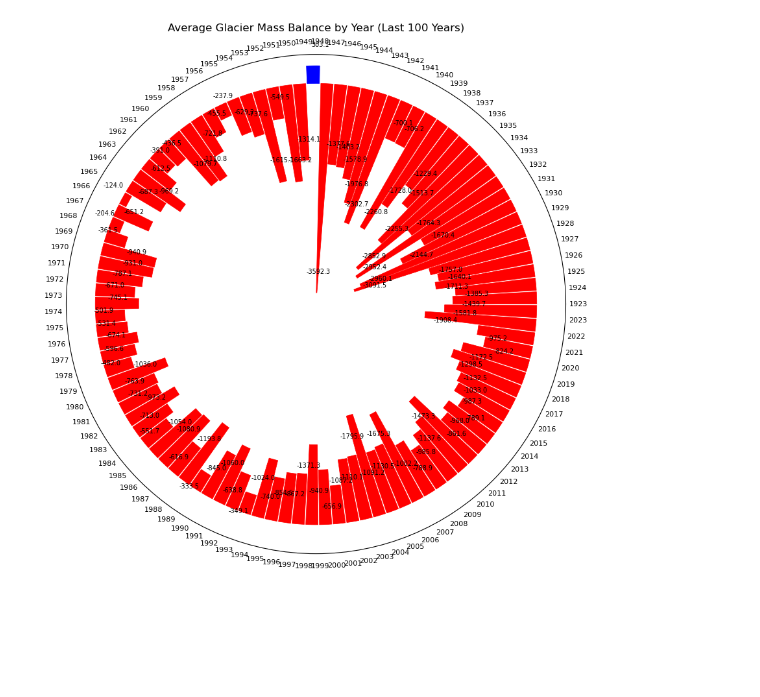
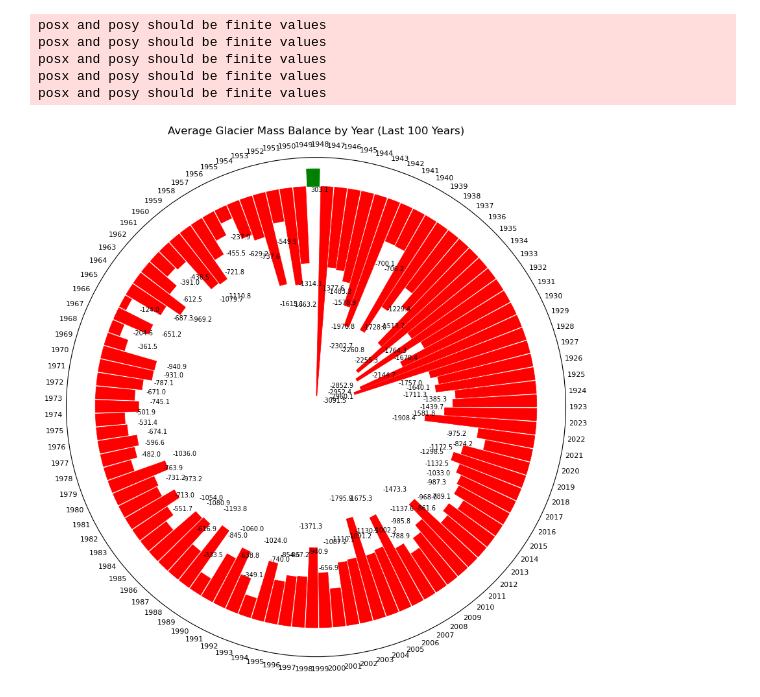
Before and after one commit to VodkaNoodles/CS445-GROUP8, a Jupyter notebook: STAGE3 radialtimeline.ipynb, the cells around one changed output. Cells and saved outputs as stored; diff of their text form; code cells hidden in the pictures; blank space fills up the shorter version.

```diff
--- a/STAGE3 radialtimeline.ipynb
+++ b/STAGE3 radialtimeline.ipynb
@@ -1,53 +1,61 @@
 # %%
+# Importing necessary libraries
 import pandas as pd
 import numpy as np
 import matplotlib.pyplot as plt
 
 # Load and clean data
 df = pd.read_csv('mass_balance.csv', sep=',')
-df.columns = df.columns.str.strip()
-df = df.dropna(subset=['YEAR', 'ANNUAL_BALANCE'])
+df.columns = df.columns.str.strip() # Removes leading/trailing spaces from column names
+df = df.dropna(subset=['YEAR', 'ANNUAL_BALANCE']) # Excludes missing data for years and balance
 df['YEAR'] = df['YEAR'].astype(int)
 
-# Filter to last 100 years
+# Filter to last 100 years, takes maximum of YEAR sets minimum to it - 100
 latest_year = df['YEAR'].max()
 df_last_100 = df[df['YEAR'] >= latest_year - 100]
 
-if df_last_100.empty:
-    print("No data available for the last 100 years.")
-else:
-    # Compute average annual balance per year
-    avg_annual_balance = df_last_100.groupby('YEAR')['ANNUAL_BALANCE'].mean().reset_index()
-    years = avg_annual_balance['YEAR']
-    balances = avg_annual_balance['ANNUAL_BALANCE']
-    num_bars = len(years)
-    angles = np.linspace(0, 2 * np.pi, num_bars, endpoint=False)
+# Compute average annual balance per year
+avg_annual_balance = df_last_100.groupby('YEAR')['ANNUAL_BALANCE'].mean().reset_index() #creates a new dataframe with two columns
+#Stores the values in separate Series for ease
+years = avg_annual_balance['YEAR']
+balances = avg_annual_balance['ANNUAL_BALANCE']
+#sets the number of bars and places the bars in a full circle
+num_bars = len(years)
+angles = np.linspace(0, 2 * np.pi, num_bars, endpoint=False)
 
-    # Use 90% of the full angular width to add spacing between bars
-    bar_width = (2 * np.pi / num_bars) * 0.9
+# Use 90% of the full angular width to add spacing between bars
+bar_width = (2 * np.pi / num_bars) * 0.9
 
-    # Create polar plot
-    fig, ax = plt.subplots(figsize=(10, 10), subplot_kw={'projection': 'polar'})
-    bars = ax.bar(angles, balances, width=bar_width, bottom=0, align='edge',
+# Create polar plot
+fig, ax = plt.subplots(figsize=(10, 10), subplot_kw={'projection': 'polar'}) #creates circular plot with a 10x10 inch figure
+bars = ax.bar(angles, balances, width=bar_width, bottom=0, align='edge',
                   edgecolor='black', linewidth=0.5)
 
-    # Color and label bars
-    for angle, balance, bar in zip(angles, balances, bars):
-        bar.set_color('red' if balance < 0 else 'blue')
+# Color and label bars
+for angle, balance, bar in zip(angles, balances, bars):
+    bar.set_color('red' if balance < 0 else 'green')
 
-        # Label each bar slightly beyond its height
-        radius = bar.get_height() + 0.1 * max(abs(balances))
-        ax.text(angle, radius, f"{balance:.1f}", ha='center', va='center', fontsize=7)
+    # Label each bar slightly beyond its height
+    radius = bar.get_height() - 0.1 * max(abs(balances))
+    ax.text(angle, radius, f"{balance:.1f}", ha='center', va='center', fontsize=7)
 
-    # Set year labels at each bar angle
-    ax.set_xticks(angles)
-    ax.set_xticklabels(years, fontsize=8, rotation='vertical')
+# Set year labels at each bar angle
+ax.set_xticks(angles)
+ax.set_xticklabels(years, fontsize=8, rotation='vertical')
 
-    # Clean up radial appearance
-    ax.set_yticklabels([])
-    ax.grid(False)
-    ax.set_title('Average Glacier Mass Balance by Year (Last 100 Years)', va='bottom')
+# Clean up radial appearance
+ax.set_yticklabels([])
+ax.grid(False)
+ax.set_title('Average Glacier Mass Balance by Year (Last 100 Years)', va='bottom')
 
-    plt.show()
+# Save the figure as an image file
+plt.savefig("glacier_radial_timeline.png", dpi=300, bbox_inches='tight')
+
+plt.show()
 # %% [output]
+posx and posy should be finite values
+posx and posy should be finite values
+posx and posy should be finite values
+posx and posy should be finite values
+posx and posy should be finite values
-[figure, old version]
+[figure, new version]
```
Also changed, not shown: 1 other file.
